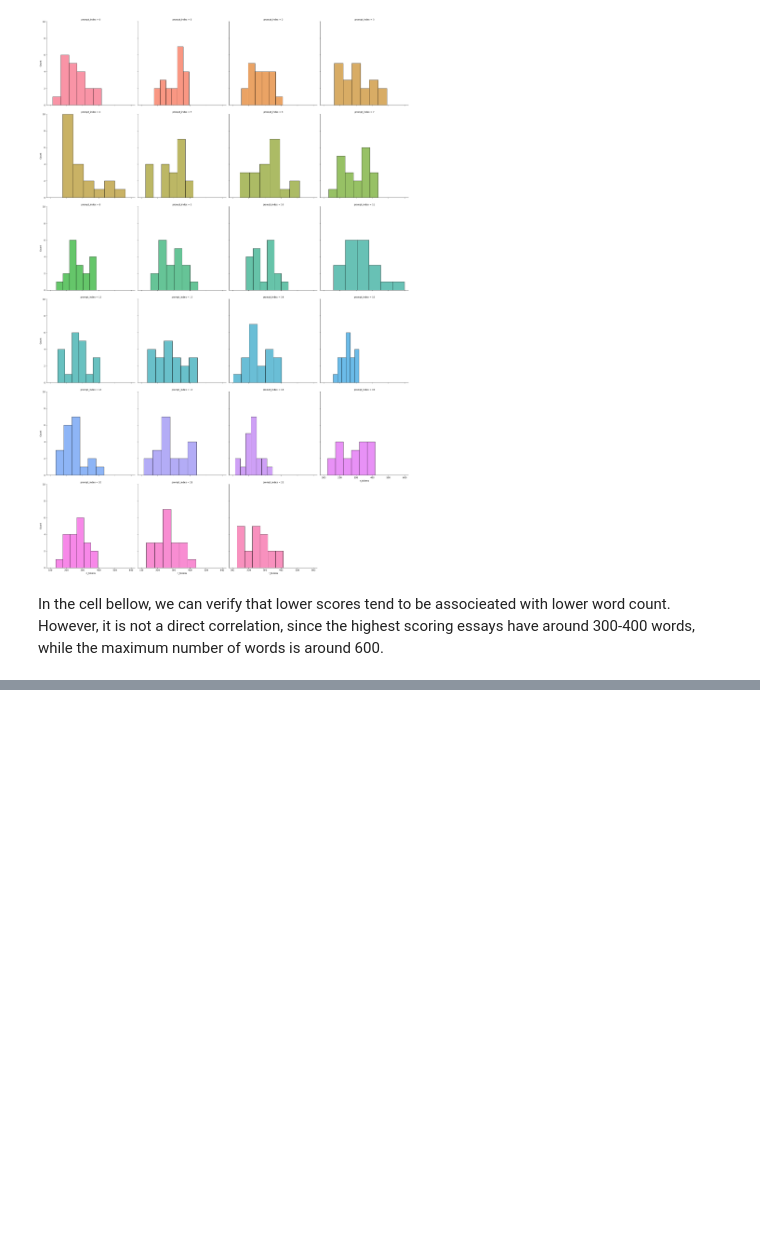
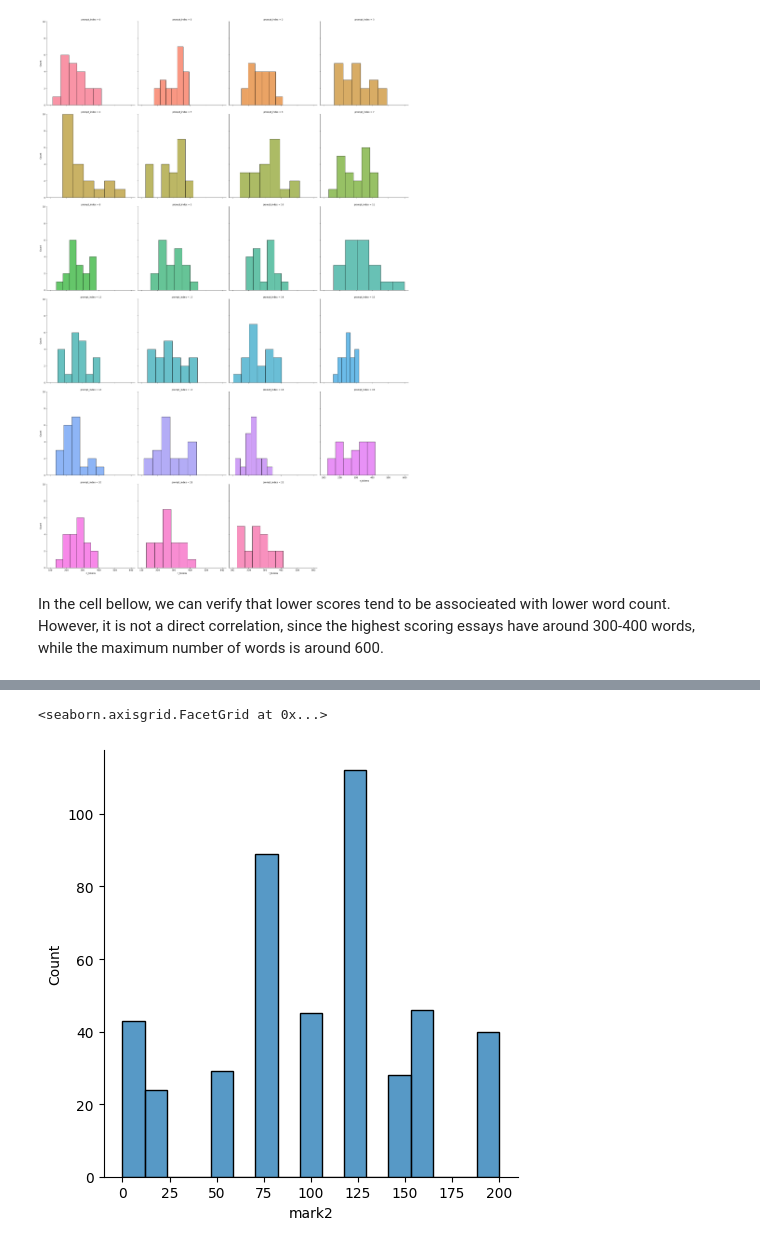
Before and after one commit to LaurenRolan/AESforENEM, a Jupyter notebook: 2. Visualization.ipynb, the cells around one changed output, grey strips where cells are left out. Drawn from its saved outputs; the diff is of its cells as text; code cells hidden in the pictures; blank space fills up the shorter version.

```diff
--- a/2. Visualization.ipynb
+++ b/2. Visualization.ipynb
@@ -143,0 +156,5 @@ sns.regplot(x=df['n_tokens'], y=df['total'])
+# %%
+sns.displot(df, x="mark2")
+# %% [output]
+<seaborn.axisgrid.FacetGrid at 0x...>
+[figure, added]
```
Also changed, not shown: parts of 7 cells of this notebook.
